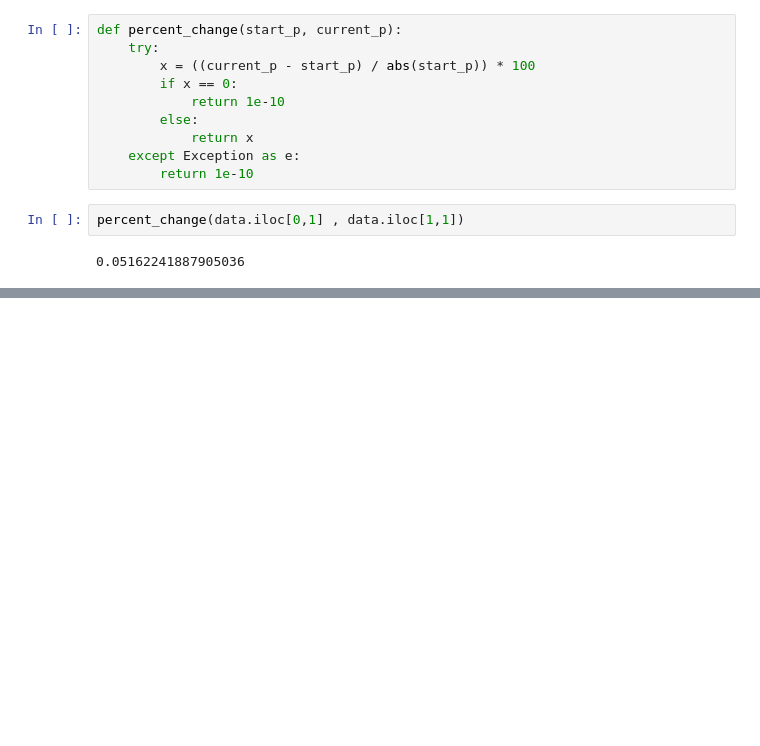
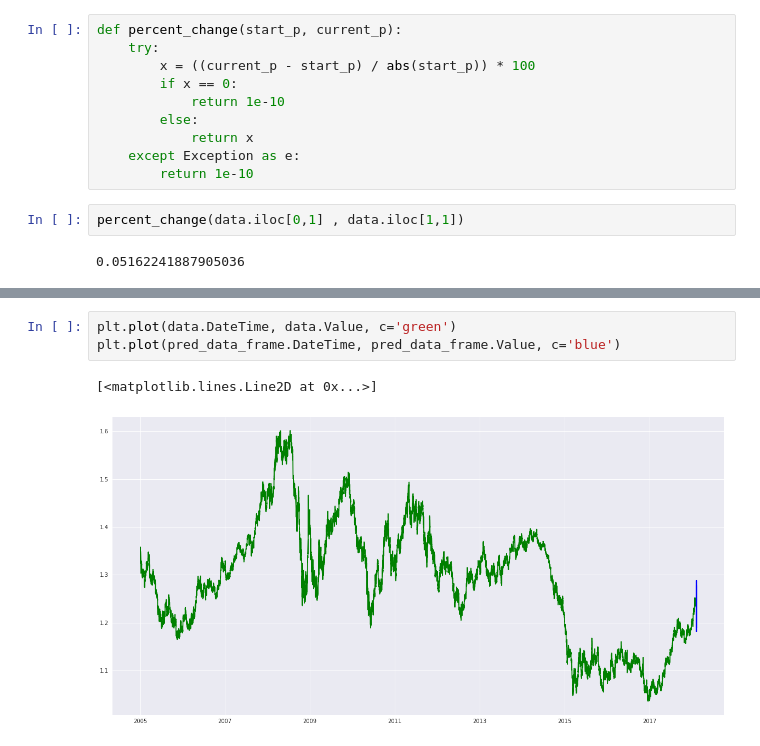
Before and after one commit to amidmajd/forex-stock-pattern-recg, a Jupyter notebook: test.ipynb, the cells around one changed output, grey strips where cells are left out. Drawn from its saved outputs; the diff is of its cells as text; blank space fills up the shorter version.

```diff
--- a/test.ipynb
+++ b/test.ipynb
@@ -244,0 +428,6 @@ plt.show()
+# %%
+plt.plot(data.DateTime, data.Value, c='green')
+plt.plot(pred_data_frame.DateTime, pred_data_frame.Value, c='blue')
+# %% [output]
+[<matplotlib.lines.Line2D at 0x...>]
+[figure, added]
```
Also changed, not shown: parts of 28 cells of this notebook, 1 other file.
